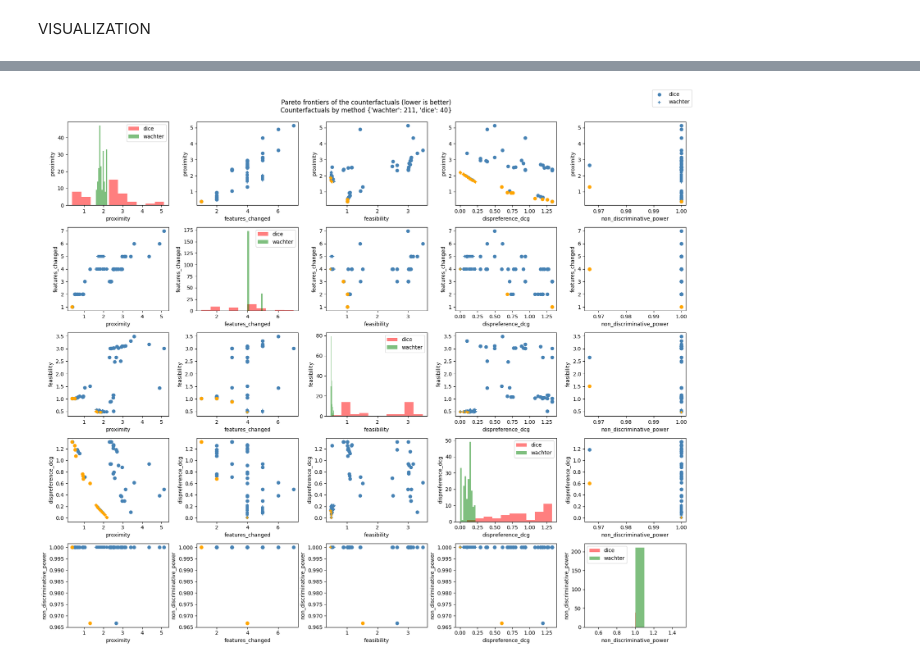
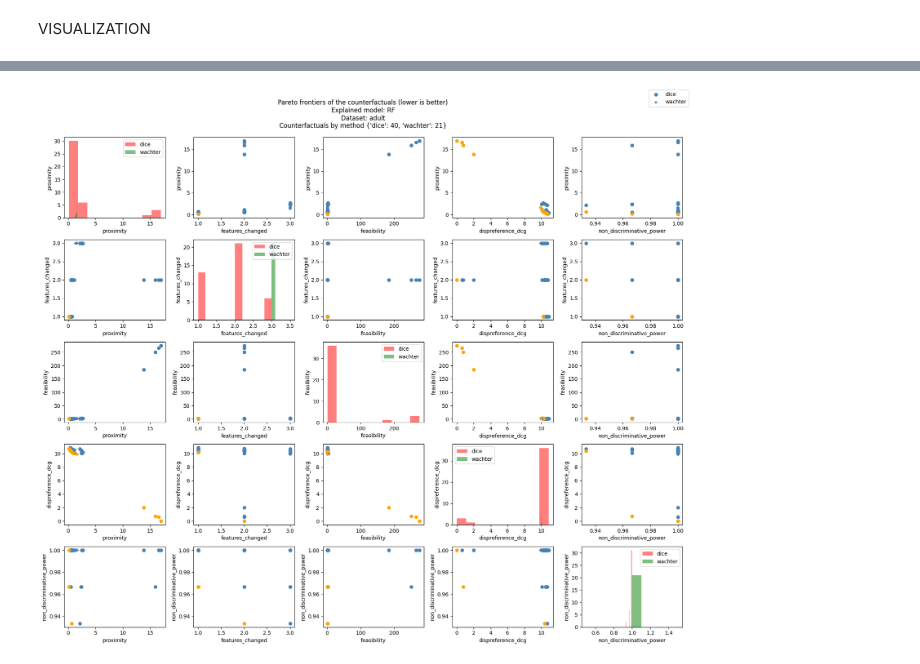
Before and after one commit to istepka/MCSECE, a Jupyter notebook: src/ensemble.ipynb, the cells around one changed output, grey strips where cells are left out. Cells and saved outputs as stored; diff of their text form; code cells hidden in the pictures.

Commit message:
Added support for sklearn in Dice and AlibiWachter

```diff
--- a/src/ensemble.ipynb
+++ b/src/ensemble.ipynb
@@ -110,7 +94,7 @@ for key, lst in explanation['data']['all'].items():
         for cf in lst:
             wachter_counterfactuals.append(cf['X'])
 
-wachter_counterfactuals = np.array(wachter_counterfactuals).reshape(-1, shape[1])
+wachter_counterfactuals = np.array(wachter_counterfactuals).reshape(-1, query_instance_sparse_normalized.shape[1])
 
 wachter_counterfactuals_df = pd.DataFrame(wachter_counterfactuals, columns=constr['features_order_after_split'])
 
@@ -131,7 +115,10 @@ wachter_counterfactuals_df = inverse_transform_to_sparse(
 
 wachter_counterfactuals_df['explainer'] = 'wachter'
 
-all_counterfactuals = pd.concat([all_counterfactuals, wachter_counterfactuals_df], ignore_index=True)
+# Reduce number of Wachter counterfactuals because they are almost the same
+sampled_wachter_cfs = wachter_counterfactuals_df.sample(40)
+
+all_counterfactuals = pd.concat([all_counterfactuals, sampled_wachter_cfs], ignore_index=True)
 
 wachter_counterfactuals_df.head(5)
 # %% [output]
@@ -147,0 +137,14 @@ wachter_counterfactuals_df.shape
+# %%
+from alibi.explainers import CounterfactualProto
+
+import pickle
+with open('../models/adult_RF.pkl', 'rb') as f:
+    model = pickle.load(f)
+predict_fnct = lambda x: model.predict(x)
+# %%
+cat_vars_ord = {}
+for i, cat in enumerate(constr['categorical_features_nonsplit']):
+    start_index = np.argwhere(cat == train_dataset.columns.to_numpy())[0][0]
+    unique = len(np.unique(train_dataset[cat]))
+    cat_vars_ord[start_index] = unique
+print(cat_vars_ord)
@@ -209,5 +263,15 @@ Counterfactuals:  (536, 13)
 # %%
 from visualization_helpers import filter_non_valid
+from visualization_helpers import filter_non_actionable
+import pickle
+
+# SKLEARN
+with open('../models/adult_RF.pkl', 'rb') as f:
+    model = pickle.load(f)
+
+# TENSORFLOW
+# model = tf.keras.models.load_model('../models/adult_NN/')
+
 predict_fn = lambda x: model.predict(x)
 
 valid_counterfactuals_sparse_normalized = filter_non_valid(predict_fn, query_instance_sparse_normalized, counterfactuals_sparse_normalized)
@@ -335,8 +339,6 @@ scores_df
 # %%
-
 import matplotlib.pyplot as plt
-
-from visualization_helpers import is_pareto_efficient_dumb
+from visualization_helpers import get_pareto_frontier_mask
 
 
 metrics_to_plot = ['proximity', 'features_changed', 'feasibility', 'dispreference_dcg', 'non_discriminative_power']
@@ -359,33 +361,33 @@ for i, other_metric in enumerate(metrics_to_plot):
         all_pareto = get_pareto_frontier_mask(to_check)
 
         for k, explainer in enumerate(scores_df['explainer'].unique()):
 
             mask = scores_df['explainer'] == explainer
             pareto = all_pareto[mask]
 
             x = scores_df[mask][metric].to_numpy()
             y = scores_df[mask][other_metric].to_numpy()
 
             if i == j:
                 ax[i*n+j].hist(x, color=colors[k], label=explainer, alpha=0.5)
                 ax[i*n+j].legend()
             else:
                 ax[i*n+j].scatter(x[~pareto], y[~pareto], color='steelblue', marker=markers[k], label=explainer)
                 ax[i*n+j].scatter(x[pareto], y[pareto], color='orange', marker=markers[k])
 
 
         ax[i*n+j].set_xlabel(metric)
         ax[i*n+j].set_ylabel(other_metric)
     # plt.title('Proximity vs Dispreference DCG \n(Pareto front in orange). \nLower is better.')
 
 handles, labels = ax[1].get_legend_handles_labels()
 fig.legend(handles, labels, loc='upper right')
 
 counts = scores_df['explainer'].value_counts()
 
-plt.suptitle(f'Pareto frontiers of the counterfactuals (lower is better)\nCounterfactuals by method {counts.to_dict()}\n')
+plt.suptitle(f'Pareto frontiers of the counterfactuals (lower is better)\nExplained model: {explained_model}\nDataset: {dataset_name}\nCounterfactuals by method {counts.to_dict()}\n')
 plt.tight_layout()
-plt.savefig(f'../images/adult/adult_pairplot_with_frontiers_{instance_to_explain_index}.png')
+plt.savefig(f'../images/{dataset_name}/{explained_model}/{dataset_name}_pairplot_with_frontiers_{instance_to_explain_index}.png')
 plt.show()
 # %% [output]
-[figure, old version]
+[figure, new version]
```
Also changed, not shown: parts of 25 cells of this notebook, 11 other files.
